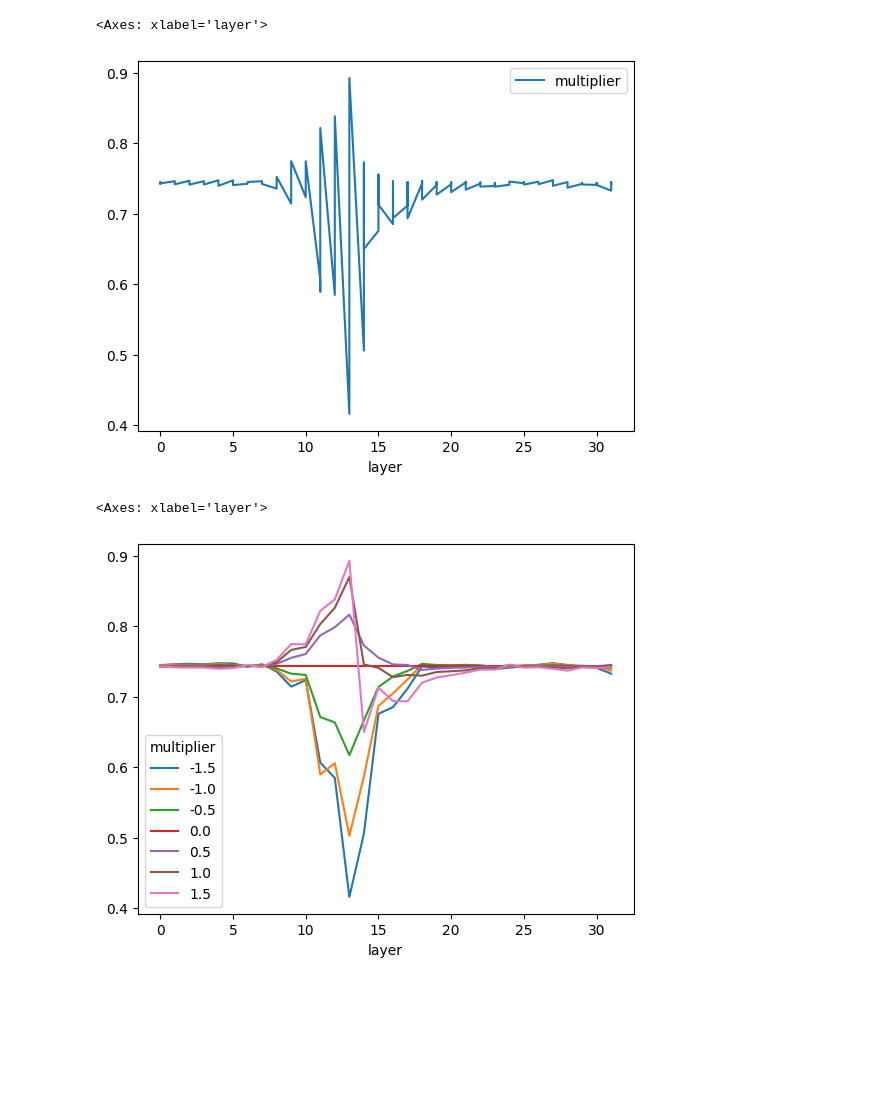
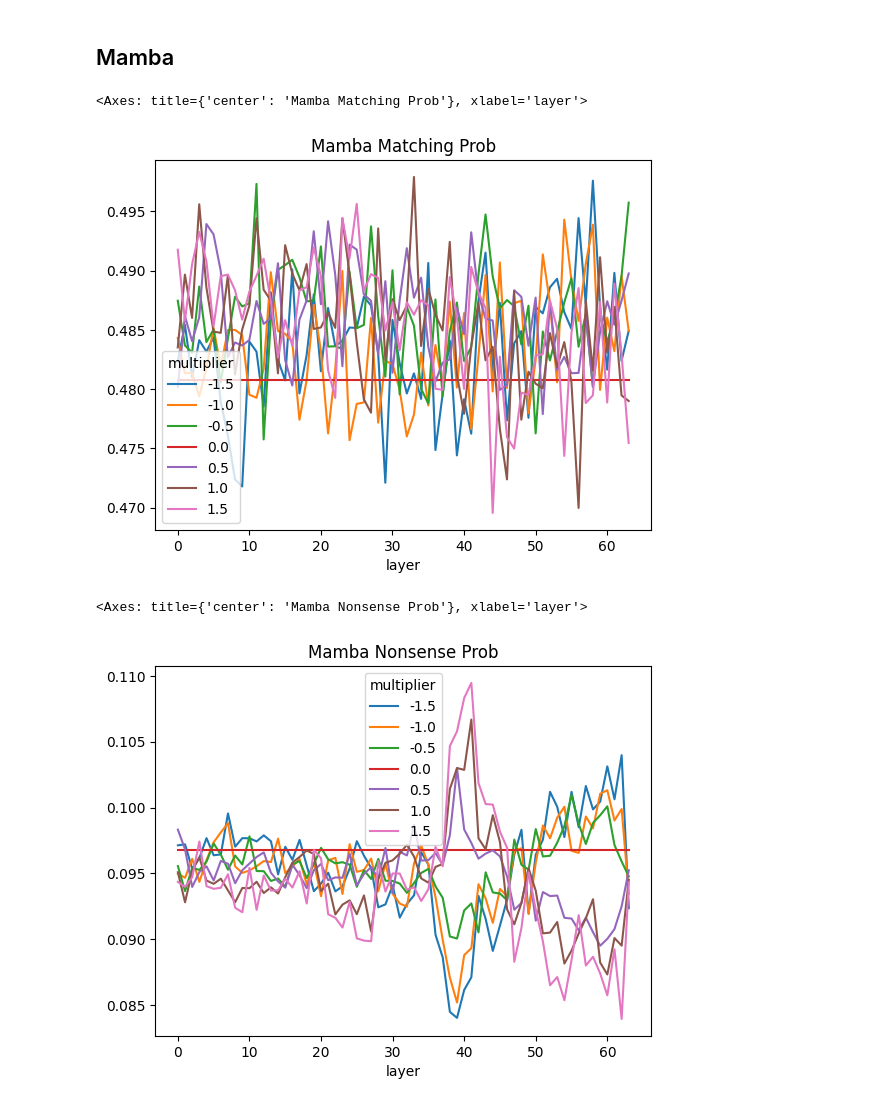
Before and after one commit to EleutherAI/rnngineering, a Jupyter notebook: Steering/plots.ipynb, the cells around one changed output. Drawn from its saved outputs; the diff is of its cells as text; code cells hidden in the pictures; blank space fills up the shorter version.

```diff
--- a/Steering/plots.ipynb
+++ b/Steering/plots.ipynb
@@ -107,12 +32,23 @@ KeyError: 'mult'
+# %% [markdown]
+## Mamba
 # %%
-dataframe = pd.read_csv("/mnt/ssd-1/nora/rnngineering/results/meta-llama/Llama-2-7b-chat-hf/refusal.csv")
-
-dataframe.plot(x="layer", y="matching", kind="line", label="multiplier")
+dataframe = pd.read_csv(
+    "/mnt/ssd-1/nora/rnngineering/results/EleutherAI/Hermes-mamba-2.8b-slimpj/refusal.csv"
+)
+dataframe.pivot(
+    index="layer", columns="multiplier", values="matching"
+).plot(
+    title="Mamba Matching Prob"
+)
 # %% [output]
-<Axes: xlabel='layer'>
+<Axes: title={'center': 'Mamba Matching Prob'}, xlabel='layer'>
-[figure, old version]
+[figure, new version]
 # %%
-dataframe.pivot(index="layer", columns="multiplier", values="matching").plot()
+dataframe.pivot(
+    index="layer", columns="multiplier", values="nonsense"
+).plot(
+    title="Mamba Nonsense Prob"
+)
 # %% [output]
-<Axes: xlabel='layer'>
+<Axes: title={'center': 'Mamba Nonsense Prob'}, xlabel='layer'>
-[figure, old version]
+[figure, new version]
```
Also changed, not shown: parts of 9 cells of this notebook, 1 other file.
